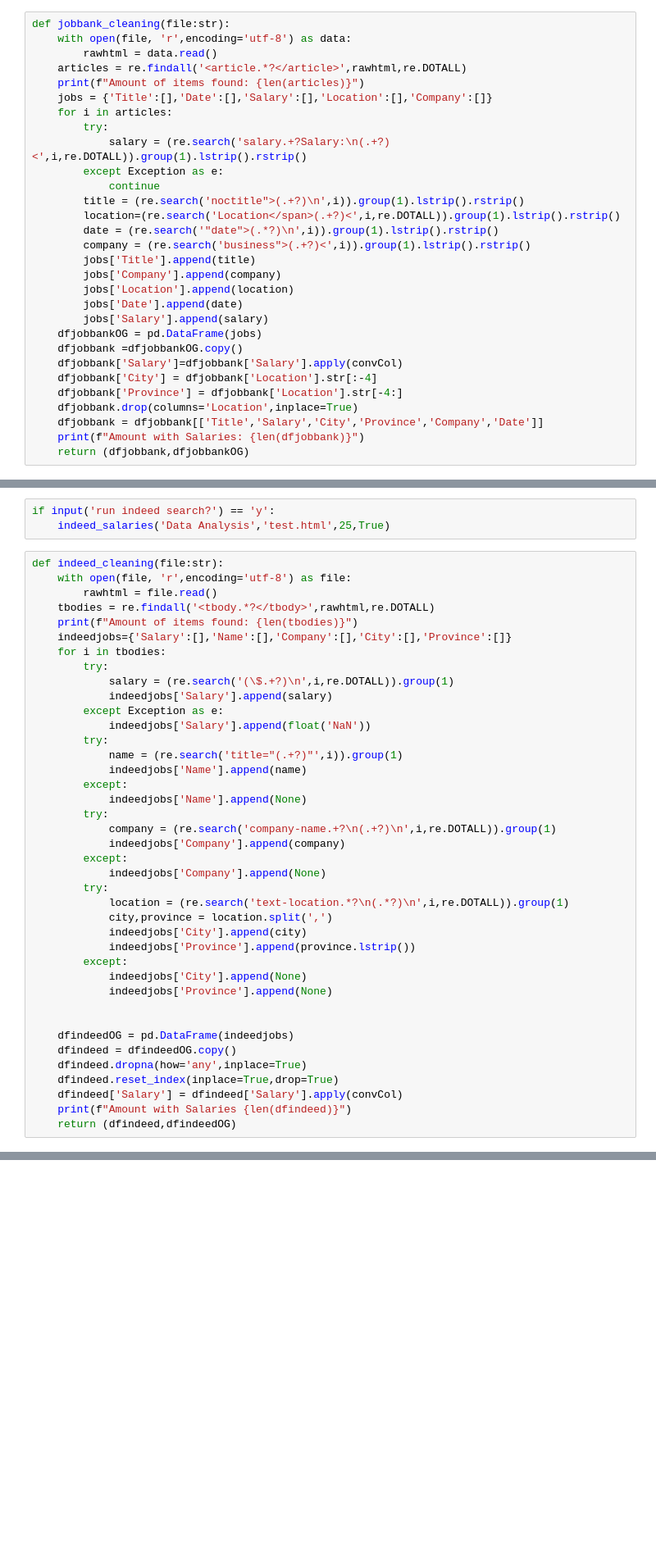
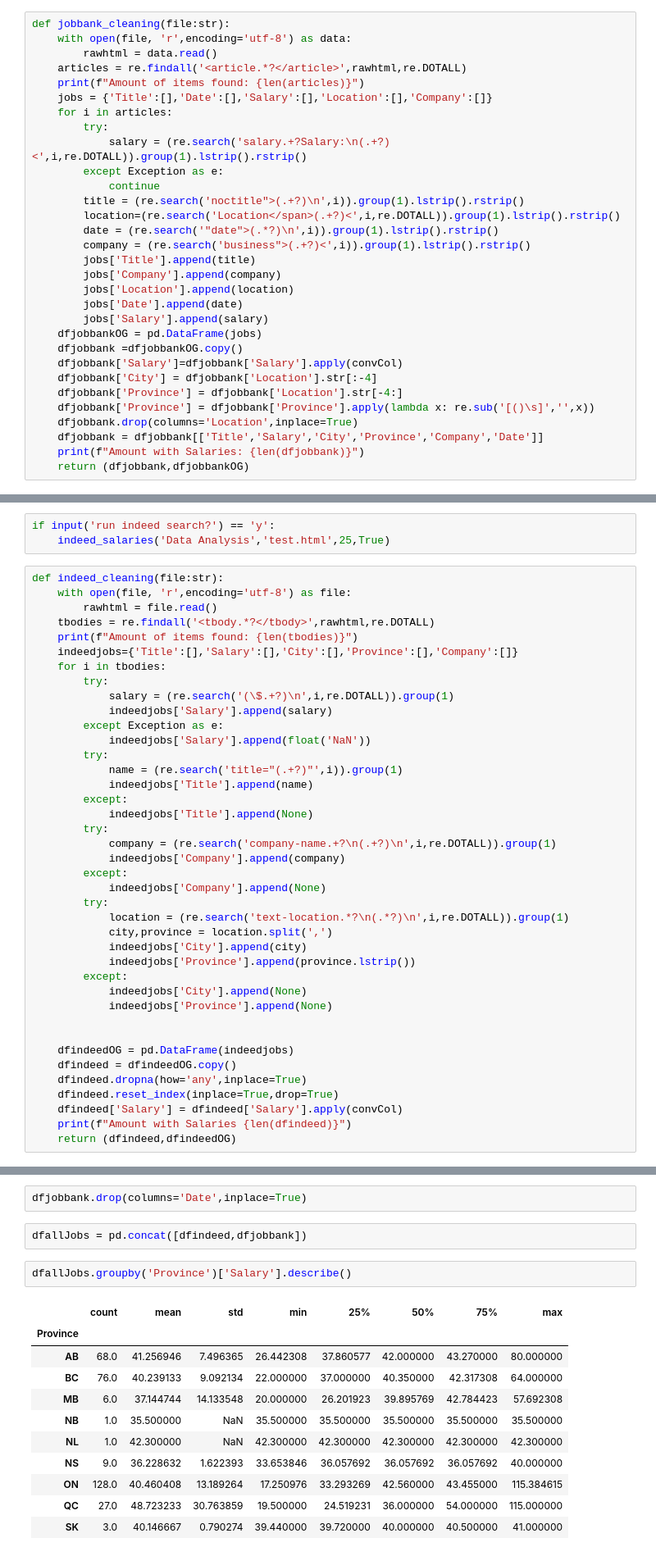
Before and after one commit to DonFetti/Salary-Project, a Jupyter notebook: EDA.ipynb, the cells around one changed output, grey strips where cells are left out. Shown: that part at 82% size. Saved outputs shown, nothing was run; the diff lists cells and outputs as text; blank space fills up the shorter version.

Commit message:
Combined Indeed and Jobbank df

```diff
--- a/EDA.ipynb
+++ b/EDA.ipynb
@@ -333,6 +333,7 @@ def jobbank_cleaning(file:str):
     dfjobbank['Salary']=dfjobbank['Salary'].apply(convCol)
     dfjobbank['City'] = dfjobbank['Location'].str[:-4]
     dfjobbank['Province'] = dfjobbank['Location'].str[-4:]
+    dfjobbank['Province'] = dfjobbank['Province'].apply(lambda x: re.sub('[()\s]','',x))
     dfjobbank.drop(columns='Location',inplace=True)
     dfjobbank = dfjobbank[['Title','Salary','City','Province','Company','Date']]
     print(f"Amount with Salaries: {len(dfjobbank)}")
@@ -414,7 +415,7 @@ def indeed_cleaning(file:str):
         rawhtml = file.read()
     tbodies = re.findall('<tbody.*?</tbody>',rawhtml,re.DOTALL)
     print(f"Amount of items found: {len(tbodies)}")
-    indeedjobs={'Salary':[],'Name':[],'Company':[],'City':[],'Province':[]}
+    indeedjobs={'Title':[],'Salary':[],'City':[],'Province':[],'Company':[]}
     for i in tbodies:
         try:
             salary = (re.search('(\$.+?)\n',i,re.DOTALL)).group(1)
@@ -423,9 +424,9 @@ def indeed_cleaning(file:str):
             indeedjobs['Salary'].append(float('NaN'))
         try:
             name = (re.search('title="(.+?)"',i)).group(1)
-            indeedjobs['Name'].append(name)
+            indeedjobs['Title'].append(name)
         except:
-            indeedjobs['Name'].append(None)
+            indeedjobs['Title'].append(None)
         try:
             company = (re.search('company-name.+?\n(.+?)\n',i,re.DOTALL)).group(1)
             indeedjobs['Company'].append(company)
@@ -475,0 +487,18 @@ Name: Salary, dtype: float64
+# %%
+dfjobbank.drop(columns='Date',inplace=True)
+# %%
+dfallJobs = pd.concat([dfindeed,dfjobbank])
+# %%
+dfallJobs.groupby('Province')['Salary'].describe()
+# %% [output]
+|  | count | mean | std | min | 25% | 50% | 75% | max |
+| Province |  |  |  |  |  |  |  |  |
+| AB | 68.0 | 41.256946 | 7.496365 | 26.442308 | 37.860577 | 42.000000 | 43.270000 | 80.000000 |
+| BC | 76.0 | 40.239133 | 9.092134 | 22.000000 | 37.000000 | 40.350000 | 42.317308 | 64.000000 |
+| MB | 6.0 | 37.144744 | 14.133548 | 20.000000 | 26.201923 | 39.895769 | 42.784423 | 57.692308 |
+| NB | 1.0 | 35.500000 | NaN | 35.500000 | 35.500000 | 35.500000 | 35.500000 | 35.500000 |
+| NL | 1.0 | 42.300000 | NaN | 42.300000 | 42.300000 | 42.300000 | 42.300000 | 42.300000 |
+| NS | 9.0 | 36.228632 | 1.622393 | 33.653846 | 36.057692 | 36.057692 | 36.057692 | 40.000000 |
+| ON | 128.0 | 40.460408 | 13.189264 | 17.250976 | 33.293269 | 42.560000 | 43.455000 | 115.384615 |
+| QC | 27.0 | 48.723233 | 30.763859 | 19.500000 | 24.519231 | 36.000000 | 54.000000 | 115.000000 |
+| SK | 3.0 | 40.146667 | 0.790274 | 39.440000 | 39.720000 | 40.000000 | 40.500000 | 41.000000 |
```
Also changed, not shown: parts of 6 cells of this notebook.
